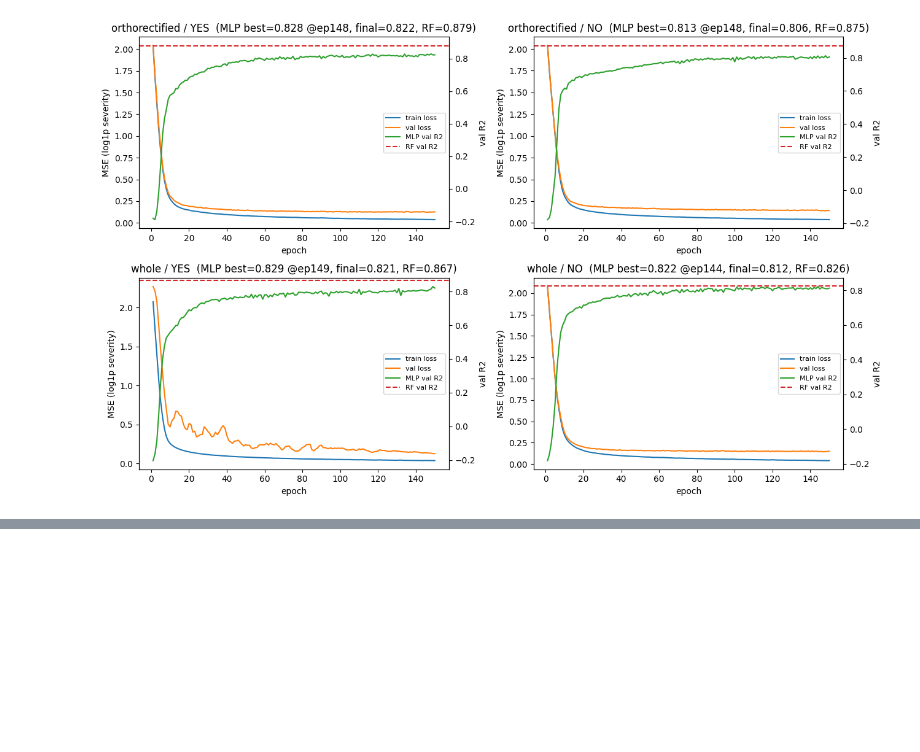
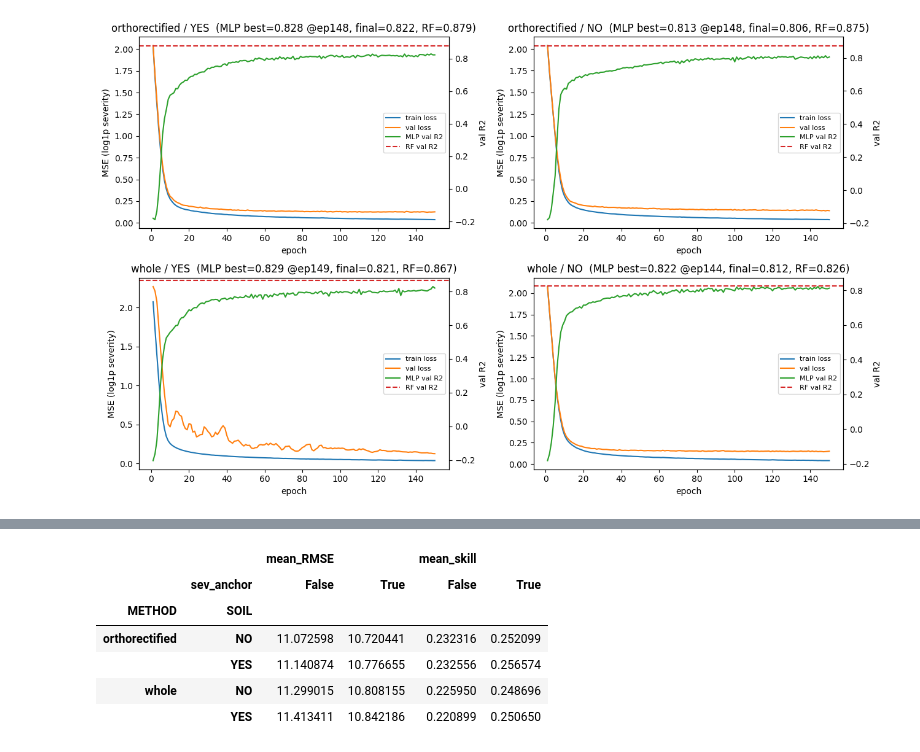
Before and after one commit to tingyan08/Micasense-RedEdge-MX-Processing, a Jupyter notebook: notebook/data_fusion.ipynb, the cells around one changed output, grey strips where cells are left out. Cells and saved outputs as stored; diff of their text form; code cells hidden in the pictures; blank space fills up the shorter version.

```diff
--- a/notebook/data_fusion.ipynb
+++ b/notebook/data_fusion.ipynb
@@ -524,0 +754,22 @@ plt.show()
+# %%
+# Realistic add-on: at spray-decision time the agronomist knows the plot's CURRENT severity.
+# Does adding sev_anchor (last-known severity) help the RF forecaster? (skill vs persistence)
+rows = []
+for method, soil in DEFAULT_COMBOS:
+    sub = vi[(vi["METHOD"] == method) & (vi["SOIL"] == soil)].reset_index(drop=True)
+    pairs = make_forecast_pairs(sub)
+    base = baseline_forecast(pairs).set_index("target_date")
+    for use_sa in (False, True):
+        rf = forward_chaining_rf(pairs, daily, fc_cfg, weather="none", use_sev_anchor=use_sa).set_index("target_date")
+        skill = (1 - rf["RMSE"] / base["persist_RMSE"]).mean()
+        rows.append({"METHOD": method, "SOIL": soil, "sev_anchor": use_sa, "mean_skill": skill, "mean_RMSE": rf["RMSE"].mean()})
+sev_anchor_effect = pd.DataFrame(rows).pivot_table(index=["METHOD", "SOIL"], columns="sev_anchor", values=["mean_skill", "mean_RMSE"])
+sev_anchor_effect
+# %% [output]
+|  |  | mean_RMSE |  | mean_skill |  |
+|  | sev_anchor | False | True | False | True |
+| METHOD | SOIL |  |  |  |  |
+| orthorectified | NO | 11.072598 | 10.720441 | 0.232316 | 0.252099 |
+|  | YES | 11.140874 | 10.776655 | 0.232556 | 0.256574 |
+| whole | NO | 11.299015 | 10.808155 | 0.225950 | 0.248696 |
+|  | YES | 11.413411 | 10.842186 | 0.220899 | 0.250650 |
```
Also changed, not shown: parts of 5 cells of this notebook, 4 other files.
